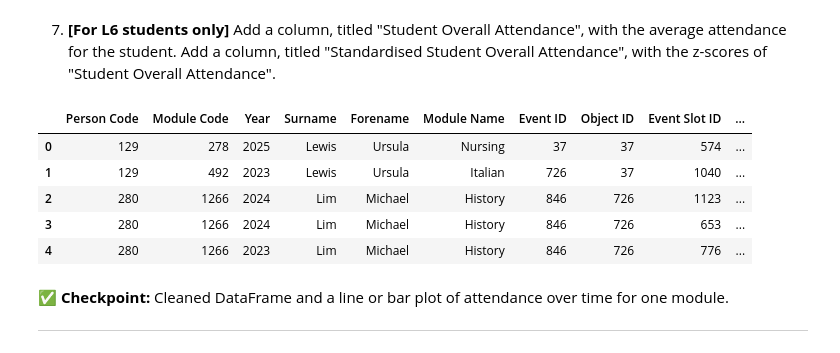
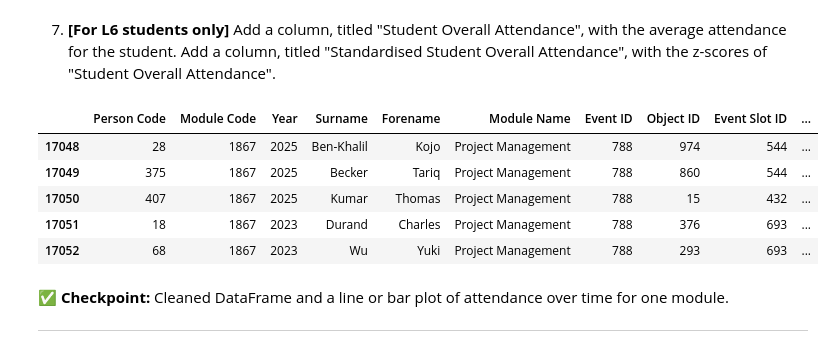
Before and after one commit to knnthfrmn/dsc25, a Jupyter notebook: summative1-1.ipynb, the cells around one changed output. Saved outputs shown, nothing was run; the diff lists cells and outputs as text; code cells hidden in the pictures.

```diff
--- a/summative1-1.ipynb
+++ b/summative1-1.ipynb
@@ -220,26 +220,23 @@ plt.show()
 # %%
 #attendance rate for each student
 student_attendance = a_data.groupby('Person Code').agg({'Attended':'sum','NotAttended':'sum'}).reset_index()
 student_attendance['Student overall attendance'] = (student_attendance['Attended'] / (student_attendance['Attended'] + student_attendance['NotAttended']))
 
 #z scores
 mean_attendance = student_attendance['Student overall attendance'].mean()
 std_attendance = student_attendance['Student overall attendance'].std()
 student_attendance['Standardised student overall attendance'] = ((student_attendance['Student overall attendance'] - mean_attendance) / std_attendance)
 
 #add to original dataframe
-a_data = a_data.merge(
-    student_attendance[['Person Code', 'Student overall attendance', 'Standardised student overall attendance']],
-    on='Person Code',
-    how='left')
-a_data.head(5)
+a_data = a_data.merge(student_attendance[['Person Code', 'Student overall attendance', 'Standardised student overall attendance']],on='Person Code',how='left')
+a_data.tail()
 # %% [output]
 |  | Person Code | Module Code | Year | Surname | Forename | Module Name | Event ID | Object ID | Event Slot ID | ... |
-| 0 | 129 | 278 | 2025 | Lewis | Ursula | Nursing | 37 | 37 | 574 | ... |
-| 1 | 129 | 492 | 2023 | Lewis | Ursula | Italian | 726 | 37 | 1040 | ... |
-| 2 | 280 | 1266 | 2024 | Lim | Michael | History | 846 | 726 | 1123 | ... |
-| 3 | 280 | 1266 | 2024 | Lim | Michael | History | 846 | 726 | 653 | ... |
-| 4 | 280 | 1266 | 2023 | Lim | Michael | History | 846 | 726 | 776 | ... |
+| 17048 | 28 | 1867 | 2025 | Ben-Khalil | Kojo | Project Management | 788 | 974 | 544 | ... |
+| 17049 | 375 | 1867 | 2025 | Becker | Tariq | Project Management | 788 | 860 | 544 | ... |
+| 17050 | 407 | 1867 | 2025 | Kumar | Thomas | Project Management | 788 | 15 | 432 | ... |
+| 17051 | 18 | 1867 | 2023 | Durand | Charles | Project Management | 788 | 376 | 693 | ... |
+| 17052 | 68 | 1867 | 2023 | Wu | Yuki | Project Management | 788 | 293 | 693 | ... |
 # %% [markdown]
 ✅ **Checkpoint:** Cleaned DataFrame and a line or bar plot of attendance over time for one module.
 
```
Also changed, not shown: parts of 10 cells of this notebook, 1 other file.
